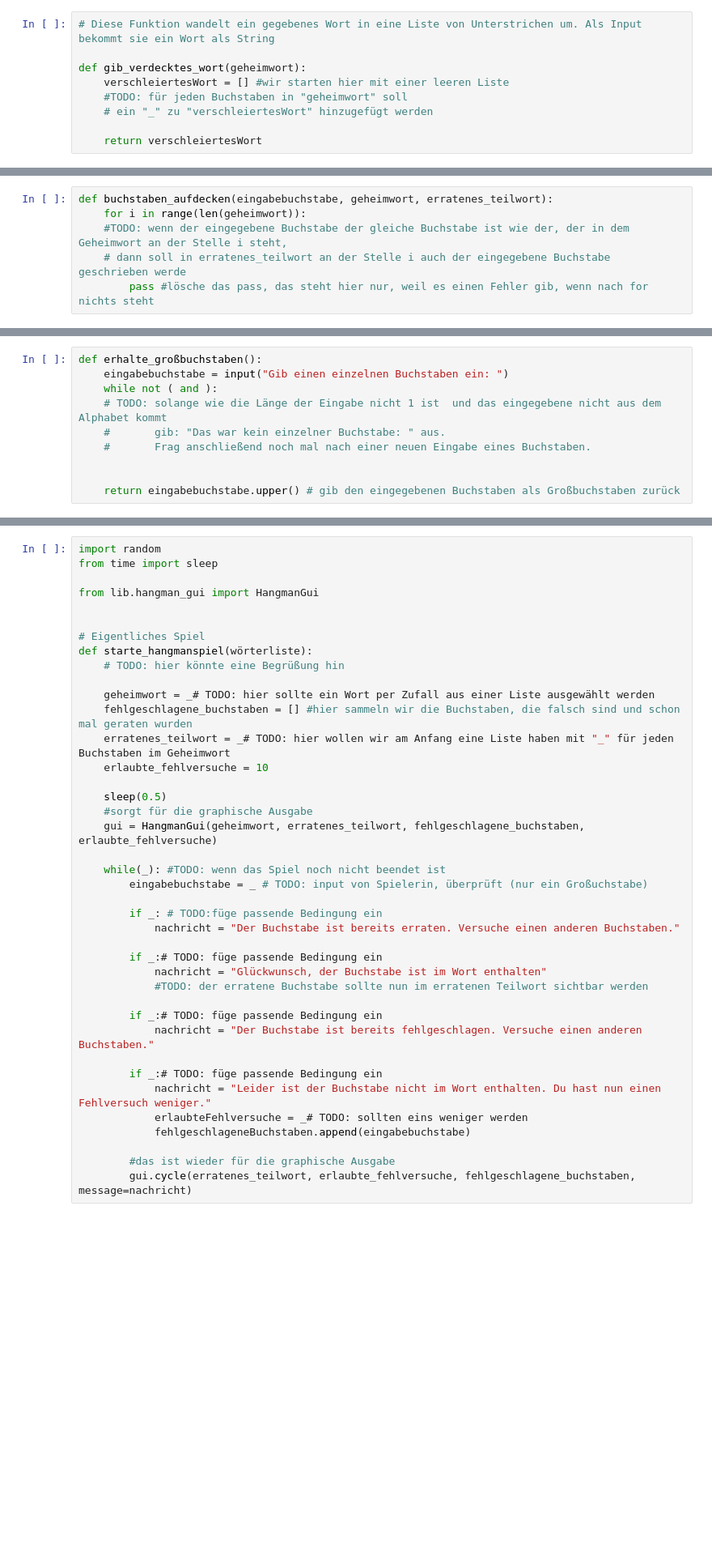
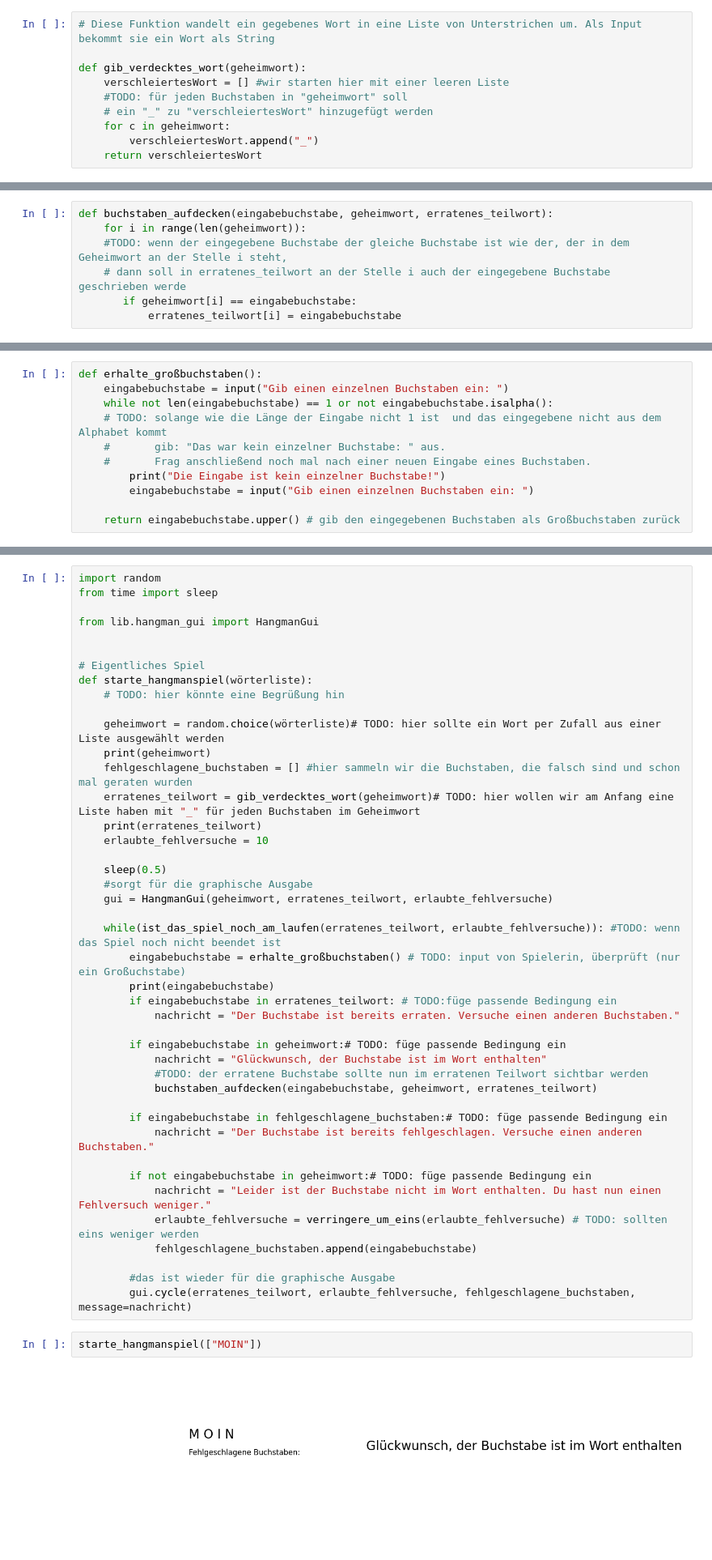
Before and after one commit to Perimora/Starcode, a Jupyter notebook: main.ipynb, the cells around one changed output, grey strips where cells are left out. Shown at 81% size. Saved outputs shown, nothing was run; the diff lists cells and outputs as text; blank space fills up the shorter version.

```diff
--- a/main.ipynb
+++ b/main.ipynb
@@ -768,7 +789,8 @@ def gib_verdecktes_wort(geheimwort):
     verschleiertesWort = [] #wir starten hier mit einer leeren Liste
     #TODO: für jeden Buchstaben in "geheimwort" soll
     # ein "_" zu "verschleiertesWort" hinzugefügt werden
-
+    for c in geheimwort:
+        verschleiertesWort.append("_")
     return verschleiertesWort
 # %% [markdown]
 <div style="background-color: #F5E1A4; padding: 10px; border-radius: 5px; overflow: hidden; border: 2px solid #8B6F47;">
@@ -798,7 +822,8 @@ def buchstaben_aufdecken(eingabebuchstabe, geheimwort, erratenes_teilwort):
     for i in range(len(geheimwort)):
     #TODO: wenn der eingegebene Buchstabe der gleiche Buchstabe ist wie der, der in dem Geheimwort an der Stelle i steht,
     # dann soll in erratenes_teilwort an der Stelle i auch der eingegebene Buchstabe geschrieben werde
-        pass #lösche das pass, das steht hier nur, weil es einen Fehler gib, wenn nach for nichts steht
+       if geheimwort[i] == eingabebuchstabe:
+           erratenes_teilwort[i] = eingabebuchstabe
 # %% [markdown]
 <div style="background-color: #F5E1A4; padding: 10px; border-radius: 5px; overflow: hidden; border: 2px solid #8B6F47;">
     Teste hier ruhig einmal, ob alles funktioniert:
@@ -849,11 +876,12 @@ Die Funktion soll dann den eingebenen Buchstaben als <b>Großbuchstaben </b> zur
 # %%
 def erhalte_großbuchstaben():
     eingabebuchstabe = input("Gib einen einzelnen Buchstaben ein: ")
-    while not ( and ):
+    while not len(eingabebuchstabe) == 1 or not eingabebuchstabe.isalpha():
     # TODO: solange wie die Länge der Eingabe nicht 1 ist  und das eingegebene nicht aus dem Alphabet kommt
     #       gib: "Das war kein einzelner Buchstabe: " aus.
     #       Frag anschließend noch mal nach einer neuen Eingabe eines Buchstaben.
-
+        print("Die Eingabe ist kein einzelner Buchstabe!")
+        eingabebuchstabe = input("Gib einen einzelnen Buchstaben ein: ")
 
     return eingabebuchstabe.upper() # gib den eingegebenen Buchstaben als Großbuchstaben zurück
 # %% [markdown]
@@ -905,32 +936,39 @@ from lib.hangman_gui import HangmanGui
 def starte_hangmanspiel(wörterliste):
     # TODO: hier könnte eine Begrüßung hin
 
-    geheimwort = _# TODO: hier sollte ein Wort per Zufall aus einer Liste ausgewählt werden
+    geheimwort = random.choice(wörterliste)# TODO: hier sollte ein Wort per Zufall aus einer Liste ausgewählt werden
+    print(geheimwort)
     fehlgeschlagene_buchstaben = [] #hier sammeln wir die Buchstaben, die falsch sind und schon mal geraten wurden
-    erratenes_teilwort = _# TODO: hier wollen wir am Anfang eine Liste haben mit "_" für jeden Buchstaben im Geheimwort
+    erratenes_teilwort = gib_verdecktes_wort(geheimwort)# TODO: hier wollen wir am Anfang eine Liste haben mit "_" für jeden Buchstaben im Geheimwort
+    print(erratenes_teilwort)
     erlaubte_fehlversuche = 10
 
     sleep(0.5)
     #sorgt für die graphische Ausgabe
-    gui = HangmanGui(geheimwort, erratenes_teilwort, fehlgeschlagene_buchstaben, erlaubte_fehlversuche)
+    gui = HangmanGui(geheimwort, erratenes_teilwort, erlaubte_fehlversuche)
 
-    while(_): #TODO: wenn das Spiel noch nicht beendet ist
-        eingabebuchstabe = _ # TODO: input von Spielerin, überprüft (nur ein Großuchstabe)
-
-        if _: # TODO:füge passende Bedingung ein
+    while(ist_das_spiel_noch_am_laufen(erratenes_teilwort, erlaubte_fehlversuche)): #TODO: wenn das Spiel noch nicht beendet ist
+        eingabebuchstabe = erhalte_großbuchstaben() # TODO: input von Spielerin, überprüft (nur ein Großuchstabe)
+        print(eingabebuchstabe)
+        if eingabebuchstabe in erratenes_teilwort: # TODO:füge passende Bedingung ein
             nachricht = "Der Buchstabe ist bereits erraten. Versuche einen anderen Buchstaben."
 
-        if _:# TODO: füge passende Bedingung ein
+        if eingabebuchstabe in geheimwort:# TODO: füge passende Bedingung ein
             nachricht = "Glückwunsch, der Buchstabe ist im Wort enthalten"
             #TODO: der erratene Buchstabe sollte nun im erratenen Teilwort sichtbar werden
+            buchstaben_aufdecken(eingabebuchstabe, geheimwort, erratenes_teilwort)
 
-        if _:# TODO: füge passende Bedingung ein
+        if eingabebuchstabe in fehlgeschlagene_buchstaben:# TODO: füge passende Bedingung ein
             nachricht = "Der Buchstabe ist bereits fehlgeschlagen. Versuche einen anderen Buchstaben."
 
-        if _:# TODO: füge passende Bedingung ein
+        if not eingabebuchstabe in geheimwort:# TODO: füge passende Bedingung ein
             nachricht = "Leider ist der Buchstabe nicht im Wort enthalten. Du hast nun einen Fehlversuch weniger."
-            erlaubteFehlversuche = _# TODO: sollten eins weniger werden
-            fehlgeschlageneBuchstaben.append(eingabebuchstabe)
+            erlaubte_fehlversuche = verringere_um_eins(erlaubte_fehlversuche) # TODO: sollten eins weniger werden
+            fehlgeschlagene_buchstaben.append(eingabebuchstabe)
 
         #das ist wieder für die graphische Ausgabe
         gui.cycle(erratenes_teilwort, erlaubte_fehlversuche, fehlgeschlagene_buchstaben, message=nachricht)
+# %%
+starte_hangmanspiel(["MOIN"])
+# %% [output]
+[figure, added]
```
Also changed, not shown: parts of 15 cells of this notebook, 10 other files.
